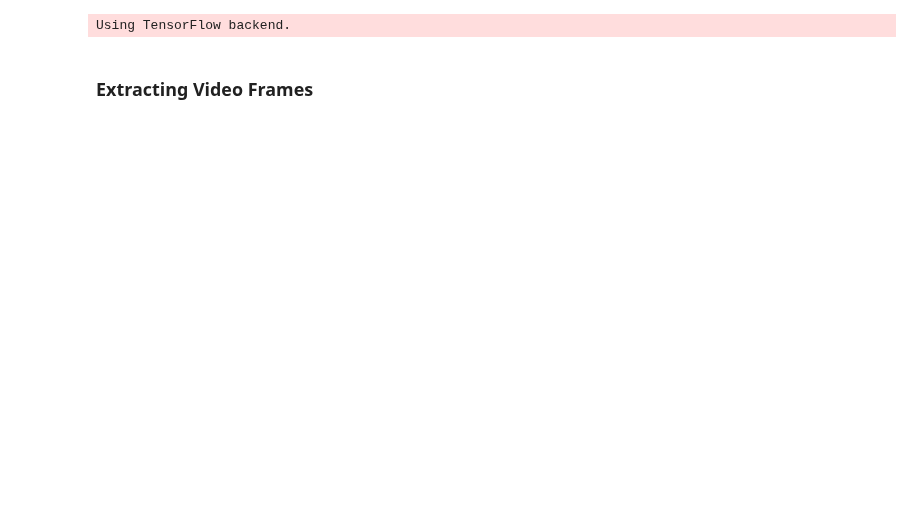
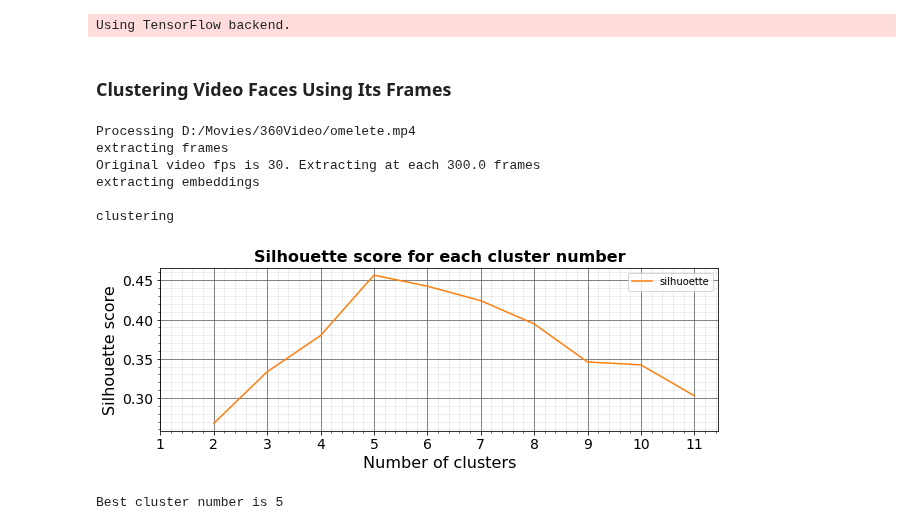
Before and after one commit to TeleMidia/faces360, a Jupyter notebook: ipynb/video360_face_clustering.ipynb, the cells around one changed output. Saved outputs shown, nothing was run; the diff lists cells and outputs as text; code cells hidden in the pictures; blank space fills up the shorter version.

Commit message:
information about fps extraction

```diff
--- a/ipynb/video360_face_clustering.ipynb
+++ b/ipynb/video360_face_clustering.ipynb
@@ -12,4 +12,13 @@ video_clustering = VideoClustering('senet50', 'agglomerative')
 # %% [markdown]
-### Extracting Video Frames
+### Clustering Video Faces Using Its Frames
 # %%
-dir_path = video_clustering.extract_frames("D:/Movies/360Video/omelete.mp4", fps=1)
+res = video_clustering.cluster("D:/Movies/360Video/omelete.mp4", fps=0.1)
+# %% [output]
+Processing D:/Movies/360Video/omelete.mp4
+extracting frames
+Original video fps is 30. Extracting at each 300.0 frames
+extracting embeddings
+
+clustering
+[figure, added]
+Best cluster number is 5
```
Also changed, not shown: parts of 3 cells of this notebook, 1 other file.
